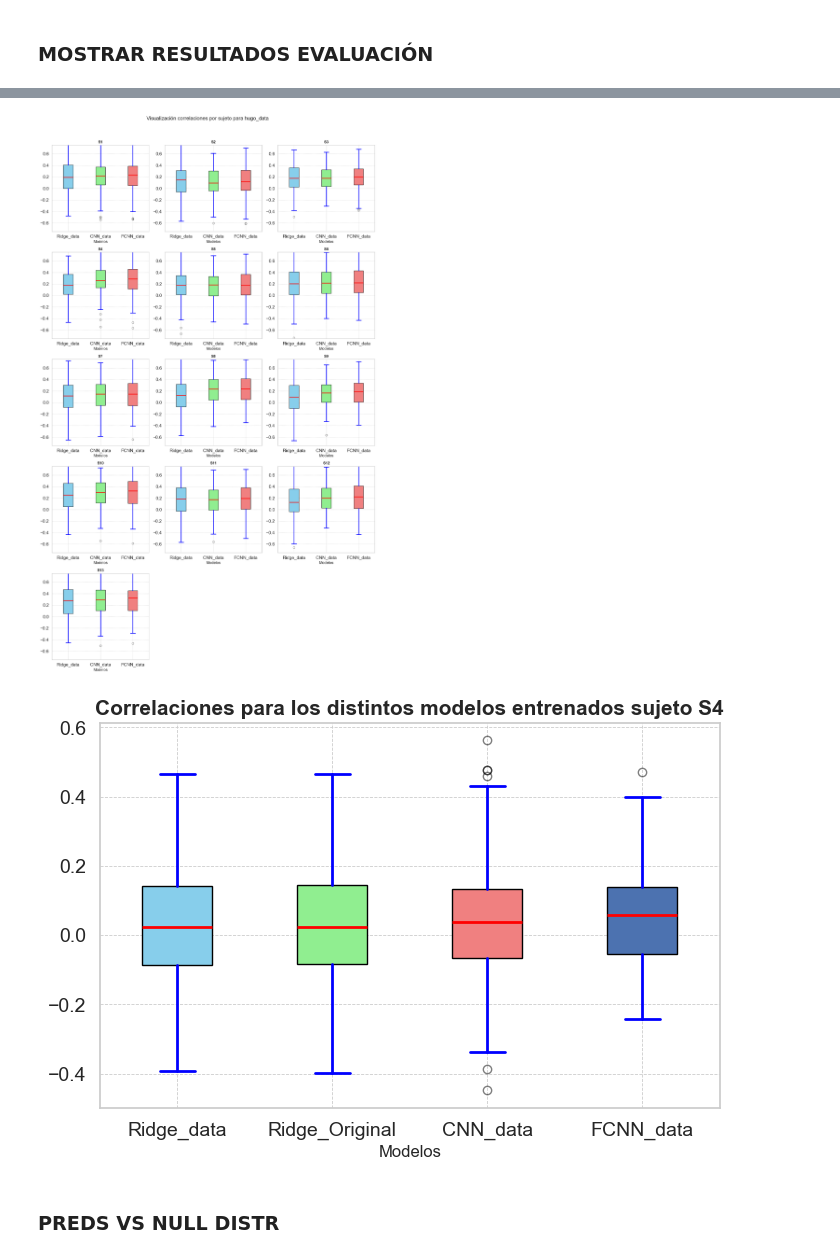
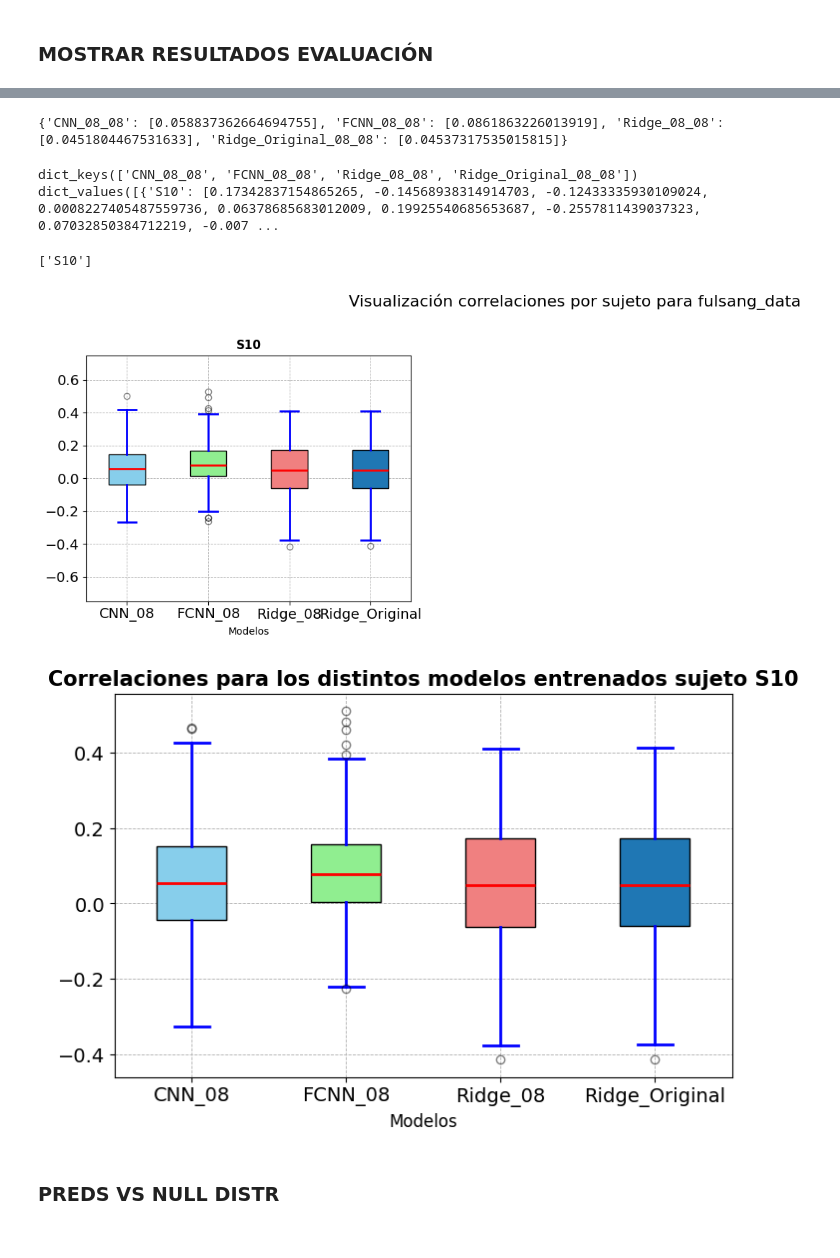
Before and after one commit to garcesote/DNN_AAD, a Jupyter notebook: visualize.ipynb, the cells around one changed output, grey strips where cells are left out. Drawn from its saved outputs; the diff is of its cells as text; code cells hidden in the pictures.

```diff
--- a/visualize.ipynb
+++ b/visualize.ipynb
@@ -111,8 +117,7 @@ axs = axs.flatten()
 idx = 0
 
 # Select the subject
-n = 10
-subj = get_subject(n, n_subj)
+subj = 'S10'
 
 for n in range(2):
     train_loss = torch.tensor(train_metrics[models[n]+'_train'][subj])
@@ -262,7 +278,9 @@ Ridge_Original_31_07: 0.021647058823529415
 # %%
 # SELECCIONO EL DATASET
-dataset = 'hugo_data'
+dataset = 'fulsang_data'
 path = os.path.join(eval_path, dataset)
 file_list = os.listdir(path)
-file_list
+# Do not select the results for the null distribution construction
+file_list = [file for file in file_list if 'nd' not in file.split('_')]
+print(file_list)
 # %% [output]
@@ -414,5 +347,24 @@ means
+# %%
+# MOSTRAR MEDIAS POR SUJETO Y POR MODELO
+model = 'FCNN'
+model_results = {subj: mean_results}
+print(mean_results)
+# %% [output]
+{'CNN_08_08': [0.058837362664694755], 'FCNN_08_08': [0.0861863226013919], 'Ridge_08_08': [0.0451804467531633], 'Ridge_Original_08_08': [0.04537317535015815]}
+# %%
+print(results.keys())
+print(results.values())
+# %% [output]
+dict_keys(['CNN_08_08', 'FCNN_08_08', 'Ridge_08_08', 'Ridge_Original_08_08'])
+dict_values([{'S10': [0.17342837154865265, -0.14568938314914703, -0.12433335930109024, 0.0008227405487559736, 0.06378685683012009, 0.19925540685653687, -0.2557811439037323, 0.07032850384712219, -0.007 ...
+# %%
+subjects = [subj for subj in results[list(results.keys())[0]].keys()]
+print(subjects)
+results_subj = {subject: {model: data[subject] for model, data in results.items()} for subject in subjects}
+# %% [output]
+['S10']
 # %%
-n_plots = len(FCNN_Results.keys())
+n_plots = len(results_subj)
 
 # Calcular el número de filas necesarias
 n_rows = (n_plots + 2) // 3
@@ -423,14 +375,9 @@ fig, axs = plt.subplots(nrows=n_rows, ncols=3, figsize=(15, 5 * n_rows))
 # Aplanar la matriz de subfiguras para un acceso fácil
 axs = axs.flatten()
 
-for idx, subj in enumerate(CNN_Results.keys()):
+for n, (subj, values) in enumerate(results_subj.items()):
 
-    # CNN_data = list(-np.array(CNN_Results[subj]))
-    CNN_data = CNN_Results[subj]
-    FCNN_data = FCNN_Results[subj]
-    Ridge_data = Ridge_Results[subj]
-
-    box = axs[idx].boxplot([Ridge_data, CNN_data, FCNN_data], vert=True, patch_artist=True)
+    box = axs[n].boxplot([data for data in values.values()], vert=True, patch_artist=True)
 
     # Colores personalizados
     colors = ['skyblue', 'lightgreen', 'lightcoral']
@@ -441,53 +388,50 @@ for idx, subj in enumerate(CNN_Results.keys()):
 
     # Personalizar otros elementos del gráfico
     for whisker in box['whiskers']:
         whisker.set(color='blue', linewidth=2)
 
     for cap in box['caps']:
         cap.set(color='blue', linewidth=2)
 
     for median in box['medians']:
         median.set(color='red', linewidth=2)
 
     for flier in box['fliers']:
         flier.set(marker='o', color='red', alpha=0.5)
 
     # Añadir título y etiquetas
-    axs[idx].set_title(subj, fontweight='bold')
-    axs[idx].set_xlabel('Modelos')
-    axs[idx].set_xticks([1, 2, 3], ['Ridge_data', 'CNN_data', 'FCNN_data'])  # Etiquetas personalizadas
-    axs[idx].set_ylim([-0.75, 0.75])
+    axs[n].set_title(subj, fontweight='bold')
+    axs[n].set_xlabel('Modelos')
+    axs[n].set_xticks([n+1 for n, model in enumerate(values.keys())], [model.split('_')[0] + '_' + model.split('_')[1] for model in values.keys()])  # Etiquetas personalizadas
+    axs[n].set_ylim([-0.75, 0.75])
 
     # Añadir rejilla para mayor legibilidad
-    axs[idx].grid(True, linestyle='--', linewidth=0.6)
+    axs[n].grid(True, linestyle='--', linewidth=0.6)
 
     # Personalizar ejes
-    axs[idx].tick_params(axis='both', which='major', labelsize=14)
+    axs[n].tick_params(axis='both', which='major', labelsize=14)
 
 # Eliminar subfiguras vacías si hay menos subfiguras que lugares en la cuadrícula
-for ax in axs[idx+1:]:
+for ax in axs[n+1:]:
     fig.delaxes(ax)
 
 plt.tight_layout()
 # Agregar un título general a la figura
 fig.suptitle('Visualización correlaciones por sujeto para '+ dataset, fontsize=16)
 plt.tight_layout(rect=[0, 0, 1, 0.96])  # Ajustar el layout para dejar espacio para el título
 
 plt.show()
 # %% [output]
-[figure, old version]
+[figure, new version]
 # %%
 # EJEMPLO POR SUJETO
-subj = subjects[3]
-CNN_data = CNN_Results[subj]
-FCNN_data = FCNN_Results[subj]
-Ridge_data = Ridge_Results[subj]
-Ridge_Original_data = Ridge_Original_Results[subj]
+subj = subjects[0]
+mdl_results = results_subj[subj]
 
 plt.figure(figsize=(8, 5))  # Tamaño de la figura
 
 # Crear el gráfico de cajas
-box = plt.boxplot([Ridge_data, Ridge_Original_data, CNN_data, FCNN_data], vert=True, patch_artist=True)
+box = plt.boxplot([value for value in mdl_results.values()], vert=True, patch_artist=True)
 
 # Colores personalizados
 colors = ['skyblue', 'lightgreen', 'lightcoral']
@@ -512,7 +456,7 @@ for flier in box['fliers']:
 # Añadir título y etiquetas
 plt.title('Correlaciones para los distintos modelos entrenados sujeto '+subj, fontsize=15, fontweight='bold')
 plt.xlabel('Modelos', fontsize=12)
-plt.xticks([1, 2, 3, 4], ['Ridge_data', 'Ridge_Original', 'CNN_data', 'FCNN_data'], fontsize=14)  # Etiquetas personalizadas
+plt.xticks([n+1 for n, m in enumerate(mdl_results.keys())], [model.split('_')[0] + '_' + model.split('_')[1] for model in mdl_results.keys()], fontsize=14)  # Etiquetas personalizadas
 
 # Añadir rejilla para mayor legibilidad
 plt.grid(True, linestyle='--', linewidth=0.6)
@@ -523,7 +467,7 @@ plt.tick_params(axis='both', which='major', labelsize=14)
 # Mostrar el gráfico
 plt.show()
 # %% [output]
-[figure, old version]
+[figure, new version]
 # %% [markdown]
 ### PREDS VS NULL DISTR
 # %%
```
Also changed, not shown: parts of 26 cells of this notebook, 4 other files.
